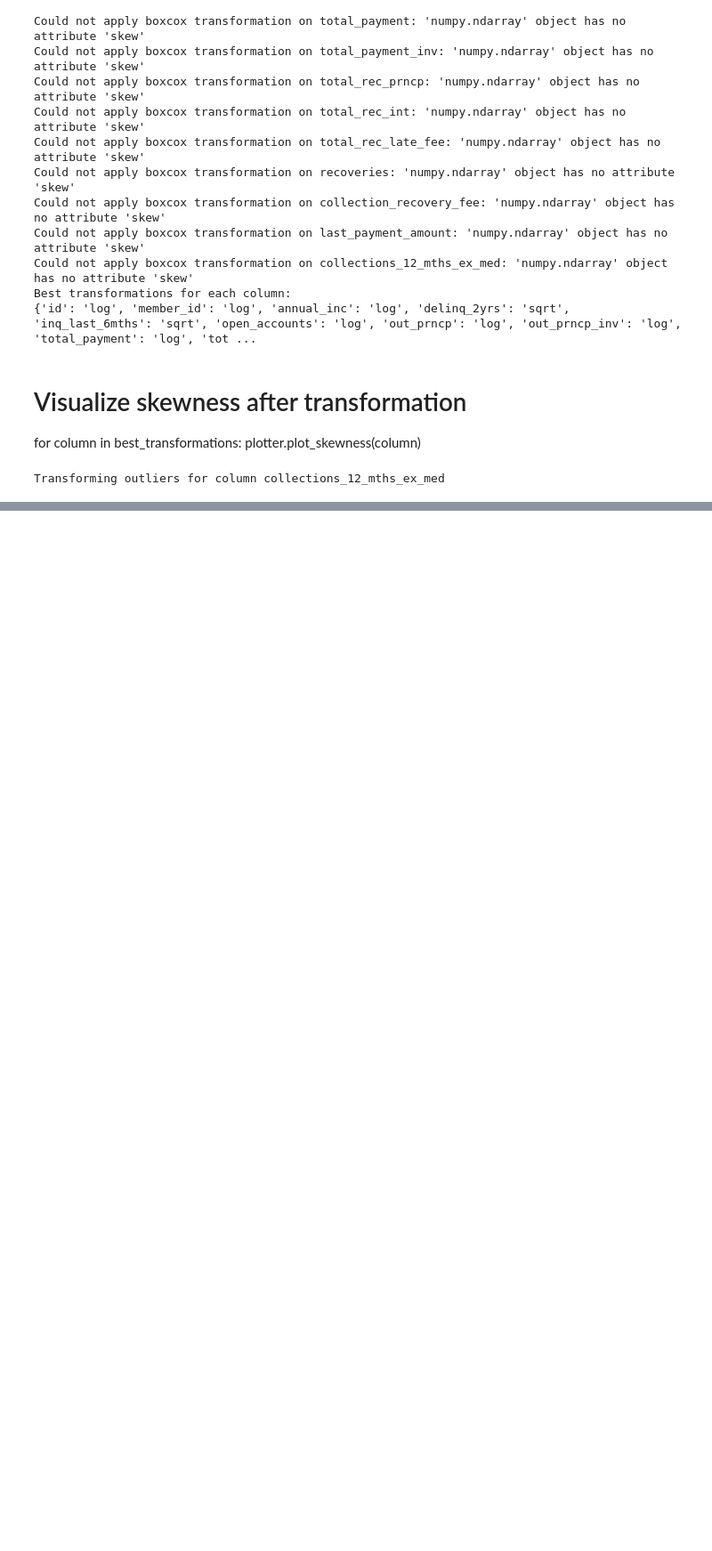
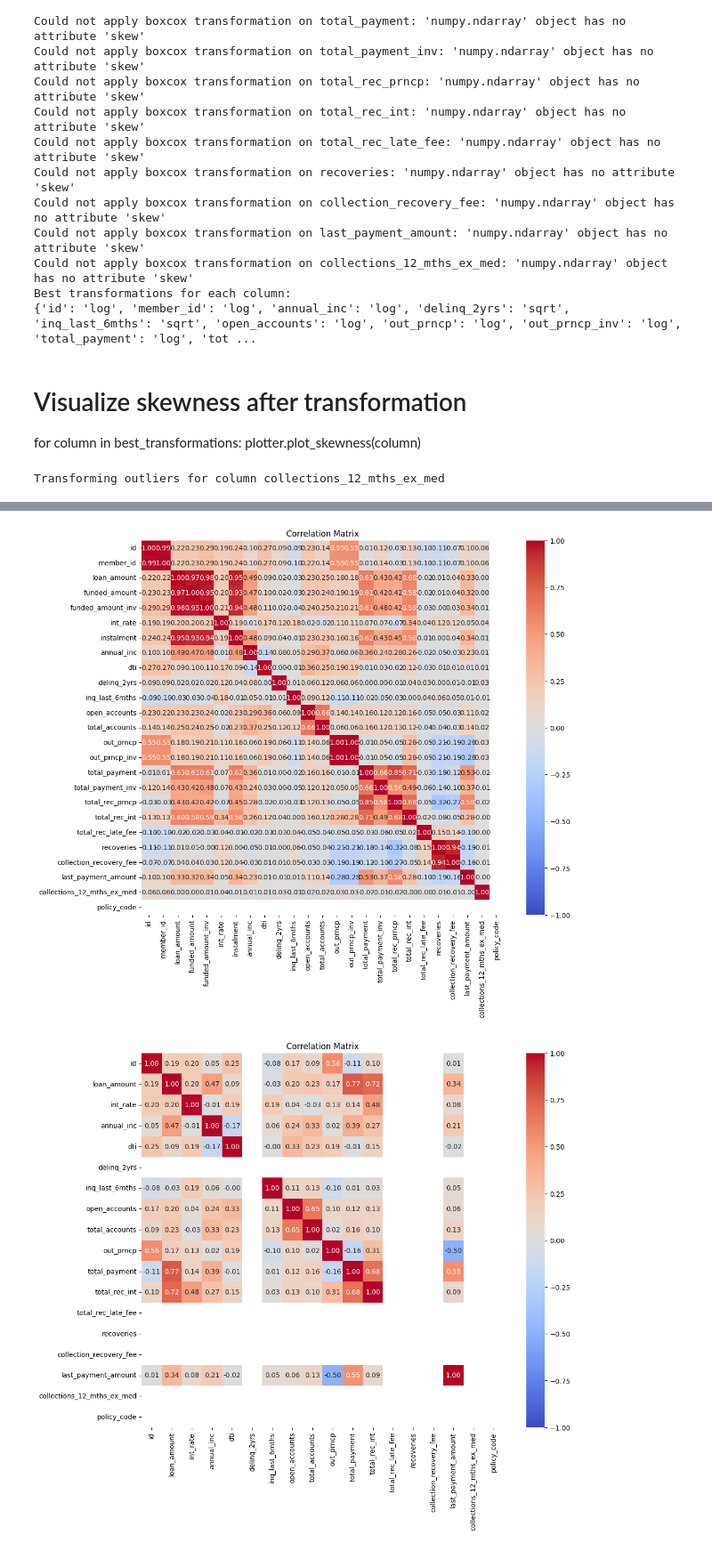
Before and after one commit to zivla20/exploratory-data-analysis---customer-loans-in-finance236, a Jupyter notebook: data_analysis.ipynb, the cells around one changed output, grey strips where cells are left out. Shown at 89% size. Saved outputs shown, nothing was run; the diff lists cells and outputs as text; code cells hidden in the pictures; blank space fills up the shorter version.

```diff
--- a/data_analysis.ipynb
+++ b/data_analysis.ipynb
@@ -244,0 +245,15 @@ ValueError: could not convert string to float: '36 months'
+# %%
+# Step 2: Identify and remove highly correlated columns
+highly_correlated_columns = transformer.remove_highly_correlated_columns(threshold=0.9)
+
+# Step 3: Visualize the correlation matrix after removing highly correlated columns
+plotter.plot_correlation_matrix()
+
+# Step 3: Create a new Plotter instance with the updated DataFrame
+plotter = Plotter(transformer.df)
+
+# Step 4: Visualize the correlation matrix after removing highly correlated columns
+plotter.plot_correlation_matrix()
+# %% [output]
+[figure, added]
+[figure, added]
```
Also changed, not shown: parts of 1 cell of this notebook.
